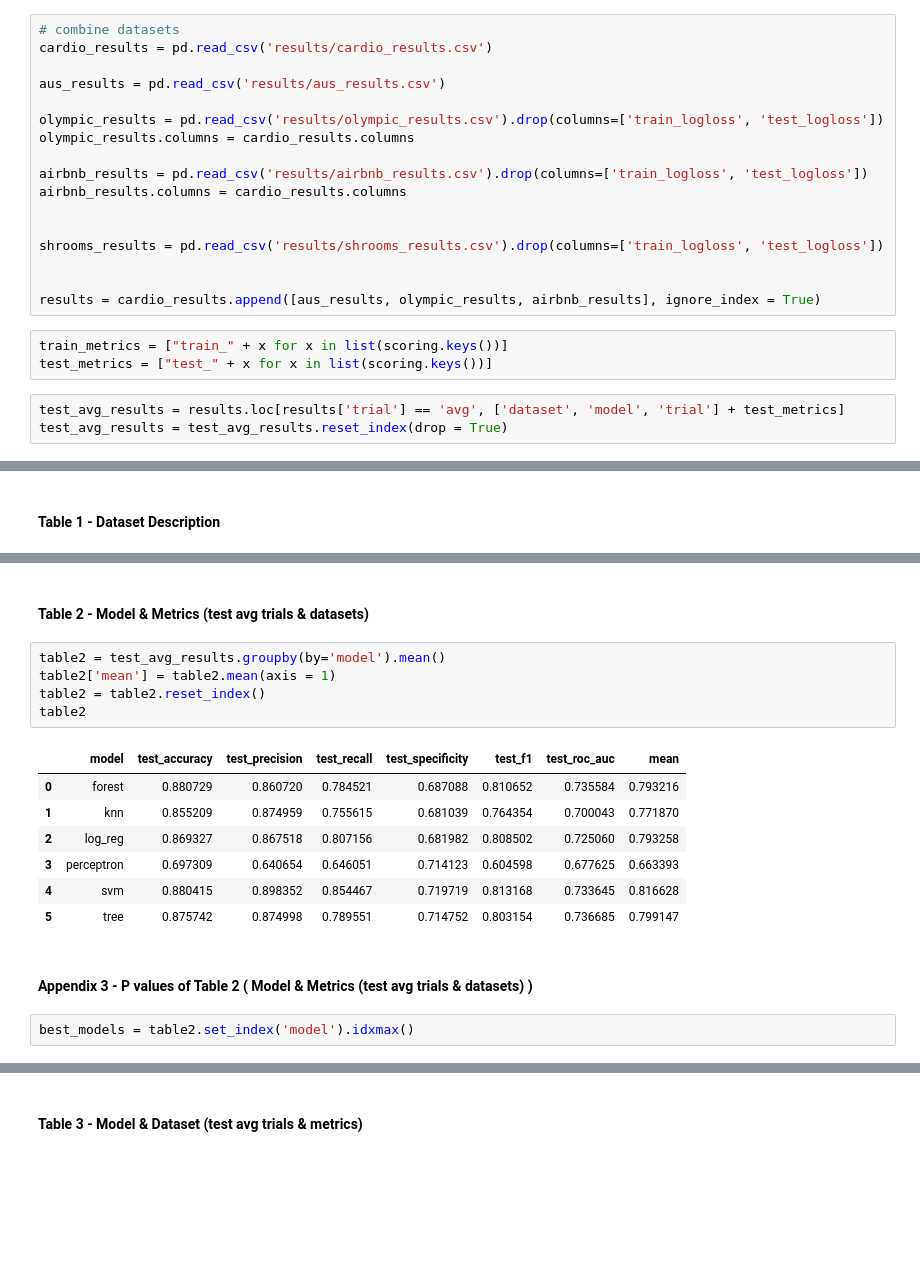
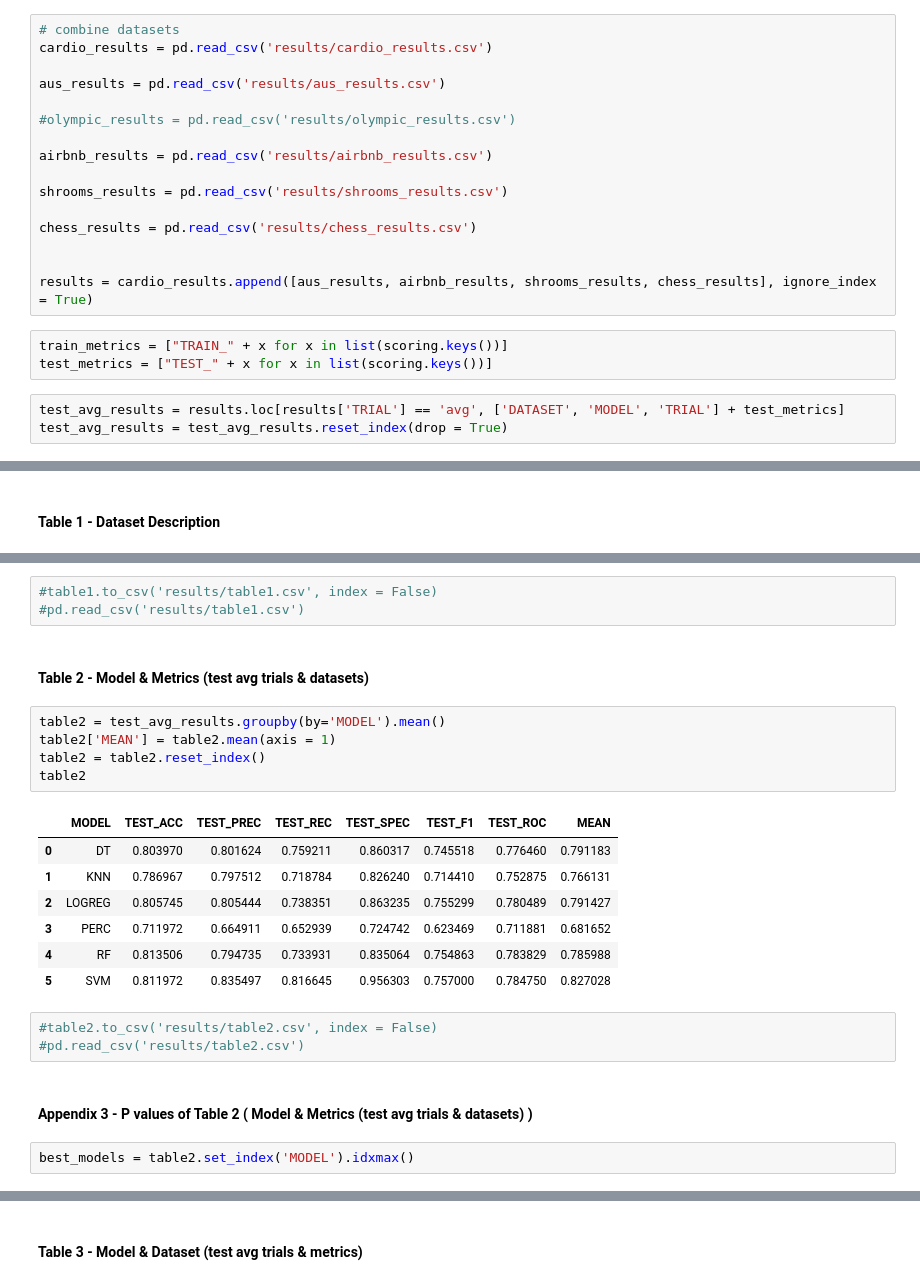
Before and after one commit to Yunchun/Supervised-ML-Comparisons, a Jupyter notebook: project.ipynb, the cells around one changed output, grey strips where cells are left out. Saved outputs shown, nothing was run; the diff lists cells and outputs as text; blank space fills up the shorter version.

Commit message:
Updated table1 and column names

```diff
--- a/project.ipynb
+++ b/project.ipynb
@@ -1165,21 +1092,20 @@ cardio_results = pd.read_csv('results/cardio_results.csv')
 
 aus_results = pd.read_csv('results/aus_results.csv')
 
-olympic_results = pd.read_csv('results/olympic_results.csv').drop(columns=['train_logloss', 'test_logloss'])
-olympic_results.columns = cardio_results.columns
+#olympic_results = pd.read_csv('results/olympic_results.csv')
 
-airbnb_results = pd.read_csv('results/airbnb_results.csv').drop(columns=['train_logloss', 'test_logloss'])
-airbnb_results.columns = cardio_results.columns
+airbnb_results = pd.read_csv('results/airbnb_results.csv')
+
+shrooms_results = pd.read_csv('results/shrooms_results.csv')
+
+chess_results = pd.read_csv('results/chess_results.csv')
 
 
-shrooms_results = pd.read_csv('results/shrooms_results.csv').drop(columns=['train_logloss', 'test_logloss'])
-
-
-results = cardio_results.append([aus_results, olympic_results, airbnb_results], ignore_index = True)
+results = cardio_results.append([aus_results, airbnb_results, shrooms_results, chess_results], ignore_index = True)
 # %%
-train_metrics = ["train_" + x for x in list(scoring.keys())]
-test_metrics = ["test_" + x for x in list(scoring.keys())]
+train_metrics = ["TRAIN_" + x for x in list(scoring.keys())]
+test_metrics = ["TEST_" + x for x in list(scoring.keys())]
 # %%
-test_avg_results = results.loc[results['trial'] == 'avg', ['dataset', 'model', 'trial'] + test_metrics]
+test_avg_results = results.loc[results['TRIAL'] == 'avg', ['DATASET', 'MODEL', 'TRIAL'] + test_metrics]
 test_avg_results = test_avg_results.reset_index(drop = True)
 # %%
@@ -1198,20 +1139,26 @@ dataset = train_avg_results['dataset'].unique().tolist()
+# %%
+#table1.to_csv('results/table1.csv', index = False)
+#pd.read_csv('results/table1.csv')
 # %% [markdown]
 #### Table 2 - Model & Metrics (test avg trials & datasets)
 # %%
-table2 = test_avg_results.groupby(by='model').mean()
-table2['mean'] = table2.mean(axis = 1)
+table2 = test_avg_results.groupby(by='MODEL').mean()
+table2['MEAN'] = table2.mean(axis = 1)
 table2 = table2.reset_index()
 table2
 # %% [output]
-|  | model | test_accuracy | test_precision | test_recall | test_specificity | test_f1 | test_roc_auc | mean |
-| 0 | forest | 0.880729 | 0.860720 | 0.784521 | 0.687088 | 0.810652 | 0.735584 | 0.793216 |
-| 1 | knn | 0.855209 | 0.874959 | 0.755615 | 0.681039 | 0.764354 | 0.700043 | 0.771870 |
-| 2 | log_reg | 0.869327 | 0.867518 | 0.807156 | 0.681982 | 0.808502 | 0.725060 | 0.793258 |
-| 3 | perceptron | 0.697309 | 0.640654 | 0.646051 | 0.714123 | 0.604598 | 0.677625 | 0.663393 |
-| 4 | svm | 0.880415 | 0.898352 | 0.854467 | 0.719719 | 0.813168 | 0.733645 | 0.816628 |
-| 5 | tree | 0.875742 | 0.874998 | 0.789551 | 0.714752 | 0.803154 | 0.736685 | 0.799147 |
+|  | MODEL | TEST_ACC | TEST_PREC | TEST_REC | TEST_SPEC | TEST_F1 | TEST_ROC | MEAN |
+| 0 | DT | 0.803970 | 0.801624 | 0.759211 | 0.860317 | 0.745518 | 0.776460 | 0.791183 |
+| 1 | KNN | 0.786967 | 0.797512 | 0.718784 | 0.826240 | 0.714410 | 0.752875 | 0.766131 |
+| 2 | LOGREG | 0.805745 | 0.805444 | 0.738351 | 0.863235 | 0.755299 | 0.780489 | 0.791427 |
+| 3 | PERC | 0.711972 | 0.664911 | 0.652939 | 0.724742 | 0.623469 | 0.711881 | 0.681652 |
+| 4 | RF | 0.813506 | 0.794735 | 0.733931 | 0.835064 | 0.754863 | 0.783829 | 0.785988 |
+| 5 | SVM | 0.811972 | 0.835497 | 0.816645 | 0.956303 | 0.757000 | 0.784750 | 0.827028 |
+# %%
+#table2.to_csv('results/table2.csv', index = False)
+#pd.read_csv('results/table2.csv')
 # %% [markdown]
 #### Appendix 3 - P values of Table 2 ( Model & Metrics (test avg trials & datasets) )
 # %%
-best_models = table2.set_index('model').idxmax()
+best_models = table2.set_index('MODEL').idxmax()
 # %%
```
Also changed, not shown: parts of 38 cells of this notebook.
